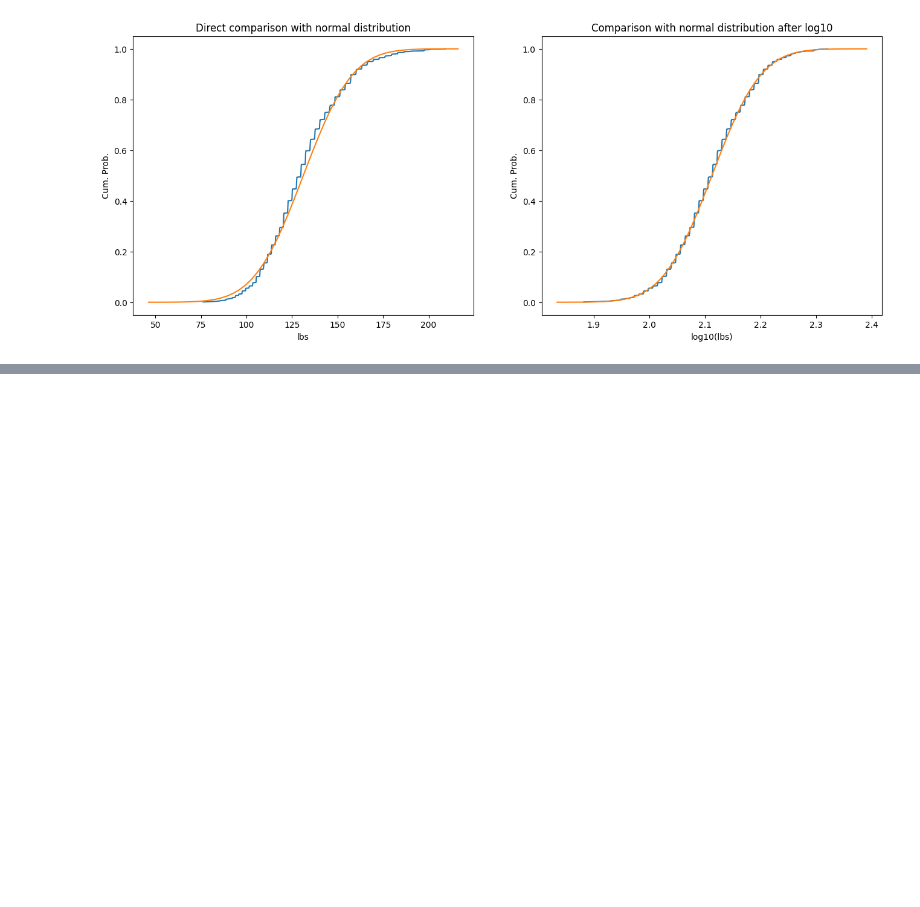
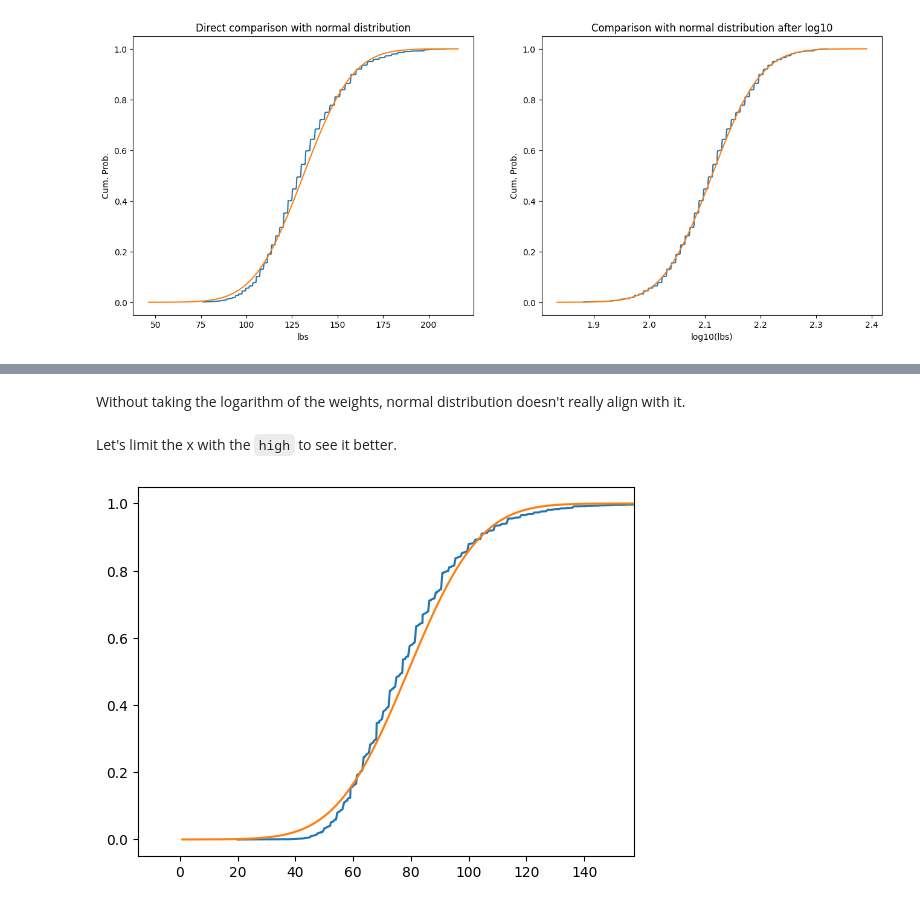
Before and after one commit to dybdeskarphet/statistics, a Jupyter notebook: notes/think_stats/05_modeling_distributions.ipynb, the cells around one changed output, grey strips where cells are left out. Saved outputs shown, nothing was run; the diff lists cells and outputs as text; code cells hidden in the pictures; blank space fills up the shorter version.

```diff
--- a/notes/think_stats/05_modeling_distributions.ipynb
+++ b/notes/think_stats/05_modeling_distributions.ipynb
@@ -949,0 +1041,12 @@ plt.show()
+# %% [markdown]
+Without taking the logarithm of the weights, normal distribution doesn't really align with it.
+# %% [markdown]
+Let's limit the x with the `high` to see it better.
+# %%
+fig, ax = plt.subplots()
+ax.plot(adult_weights_cdf.index, adult_weights_cdf)
+ax.plot(norm_dist_cdf.index, norm_dist_cdf)
+ax.set_xlim(right=high)
+plt.show()
+# %% [output]
+[figure, added]
```
Also changed, not shown: parts of 17 cells of this notebook, 1 other file.
